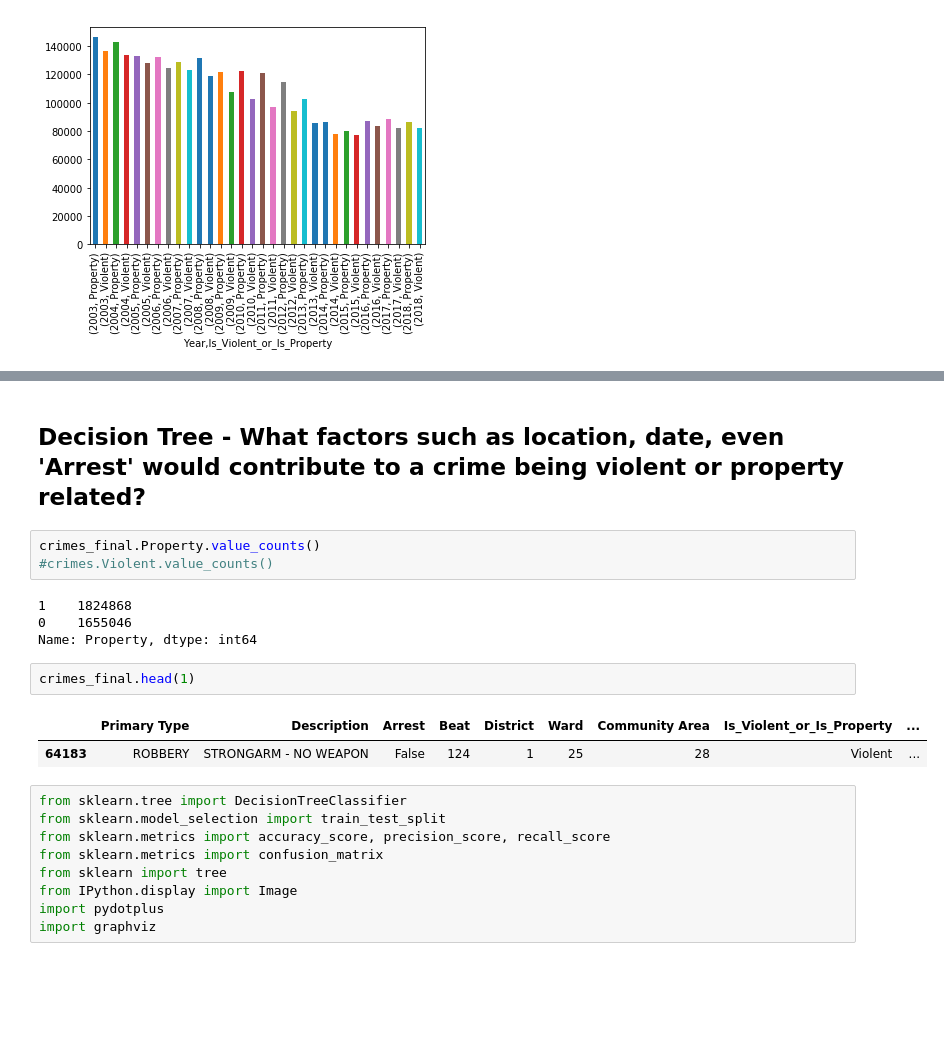
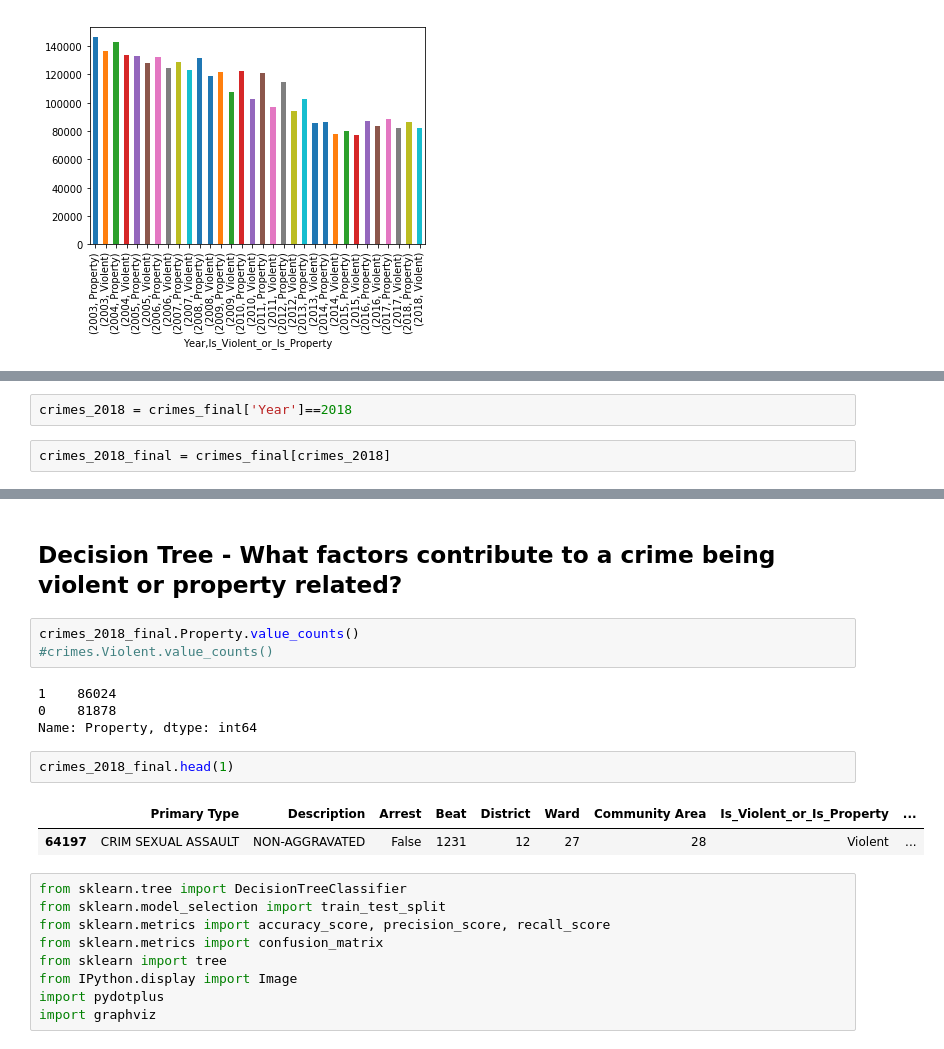
Before and after one commit to igopalan/Analyzing-Crimes-in-Chicago, a Jupyter notebook: Thinkful_FinalCapstone_CrimesInChicago_2003-2018.py.ipynb, the cells around one changed output, grey strips where cells are left out. Drawn from its saved outputs; the diff is of its cells as text; blank space fills up the shorter version.

```diff
--- a/Thinkful_FinalCapstone_CrimesInChicago_2003-2018.py.ipynb
+++ b/Thinkful_FinalCapstone_CrimesInChicago_2003-2018.py.ipynb
@@ -366,0 +369,4 @@ crimes_final.groupby(['Year','Is_Violent_or_Is_Property']).size().plot.bar()
+# %%
+crimes_2018 = crimes_final['Year']==2018
+# %%
+crimes_2018_final = crimes_final[crimes_2018]
@@ -367,17 +414,17 @@ crimes_final.groupby(['Year','Is_Violent_or_Is_Property']).size().plot.bar()
 # %% [markdown]
-## Decision Tree - What factors such as location, date, even 'Arrest' would contribute to a crime being violent or property related?
+## Decision Tree - What factors contribute to a crime being violent or property related?
 # %%
-crimes_final.Property.value_counts()
+crimes_2018_final.Property.value_counts()
 #crimes.Violent.value_counts()
 # %% [output]
-1    1824868
-0    1655046
+1    86024
+0    81878
 Name: Property, dtype: int64
 # %%
-crimes_final.head(1)
+crimes_2018_final.head(1)
 # %% [output]
 |  | Primary Type | Description | Arrest | Beat | District | Ward | Community Area | Is_Violent_or_Is_Property | ... |
-| 64183 | ROBBERY | STRONGARM - NO WEAPON | False | 124 | 1 | 25 | 28 | Violent | ... |
+| 64197 | CRIM SEXUAL ASSAULT | NON-AGGRAVATED | False | 1231 | 12 | 27 | 28 | Violent | ... |
 # %%
 from sklearn.tree import DecisionTreeClassifier
 from sklearn.model_selection import train_test_split
```
Also changed, not shown: parts of 51 cells of this notebook.
